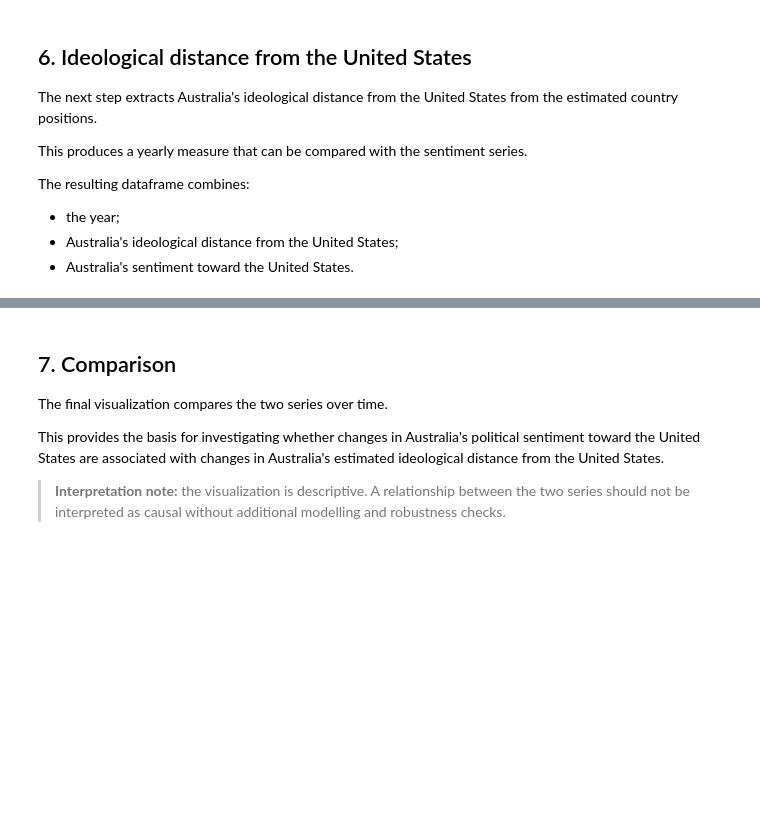
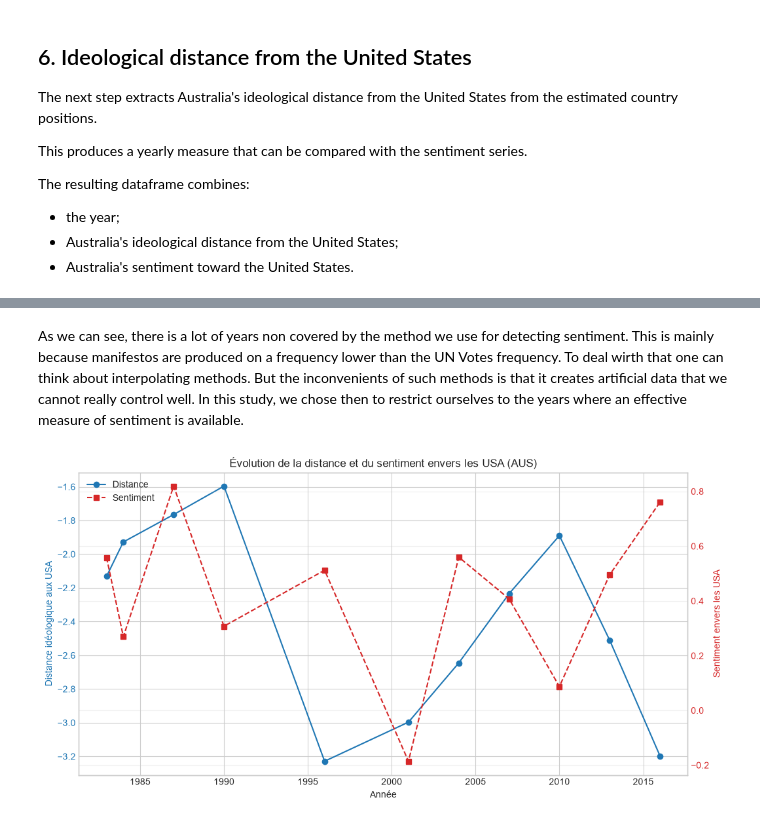
Before and after one commit to phounkpe2004/ENSAE-Internship-Sentiment-Analysis-via-Political-Manifestos, a Jupyter notebook: un_voting_analysis/main.ipynb, the cells around one changed output, grey strips where cells are left out. Drawn from its saved outputs; the diff is of its cells as text; code cells hidden in the pictures; blank space fills up the shorter version.

```diff
--- a/un_voting_analysis/main.ipynb
+++ b/un_voting_analysis/main.ipynb
@@ -93,7 +107,7 @@ idata = inf.run_sampling(
     model,
     beta_init=beta_init,
     draws=50,
-    tune=20,
+    tune=10,
     chains=4,
     target_accept=0.9
     #random_seed=cfg.random_seed,
@@ -139,7 +164,32 @@ Because manifestos are available only for election years, the sentiment value is
 
 This is a bold choice but it does not mean that it is the good one. One must eventually think about better ways to do this
 # %%
-australia_scores = {1961: -0.5423,
+australia_sentiment_towards_usa = {1961: -0.5423,
+ 1963: 0.6031888888888889,
+ 1966: 0.4222821428571429,
+ 1969: 0.2819666666666667,
+ 1972: 0.61315,
+ 1974: 0.49305000000000004,
+ 1975: 0.6597,
+ 1977: 0.6611750000000001,
+ 1980: 0.28552857142857146,
+ 1983: 0.55865,
+ 1984: 0.26955,
+ 1987: 0.819475,
+ 1990: 0.307525,
+ 1993: None,
+ 1996: 0.5122857142857143,
+ 1998: None,
+ 2001: -0.18579999999999997,
+ 2004: 0.560075,
+ 2007: 0.40775,
+ 2010: 0.08708333333333329,
+ 2013: 0.4957833333333333,
+ 2016: 0.7609999999999999,
+ 2019: 0.19785694444444443,
+ 2022: 0.36210213675213676}
+
+aus_test = {1961: -0.5423,
  1962: -0.5423,
  1963: 0.6031888888888889,
  1964: 0.6031888888888889,
@@ -202,6 +252,6 @@ australia_scores = {1961: -0.5423,
  2021: 0.19785694444444443,
  2022: 0.36210213675213676}
 
-# The scores can be computed via sentiment_analyzer
+# The scores can be computed via sentiment_analyzer.ipynb. Then you shall copy them here. Do not forget to replace None by None.
 # %%
 distance_USA = viz.plot_distance_to_USA(theta_summary, countries=["AUS"])
@@ -208,4 +260,4 @@ distance_USA = viz.plot_distance_to_USA(theta_summary, countries=["AUS"])
 # %%
-distance_USA["sentiment_towards_USA"] = distance_USA["year"].map(australia_scores)
+distance_USA["country_sentiment_towards_usa"] = distance_USA["year"].map(australia_sentiment_towards_usa)
 # %%
 distance_USA
@@ -211,0 +282,3 @@ distance_USA
+# %%
+filtered_distance_USA = distance_USA.dropna()
+filtered_distance_USA
@@ -226,8 +314,7 @@ viz.plot_distance_sentiment(distance_USA)
-# %% [markdown]
-## 7. Comparison
-
-The final visualization compares the two series over time.
-
-This provides the basis for investigating whether changes in Australia's political sentiment toward the United States are associated with changes in Australia's estimated ideological distance from the United States.
-
-> **Interpretation note:** the visualization is descriptive. A relationship between the two series should not be interpreted as causal without additional modelling and robustness checks.
+# %% [markdown]
+As we can see, there is a lot of years non covered by the method we use for detecting sentiment. This is mainly because manifestos are produced on a frequency lower than the UN Votes frequency. To deal wirth that one can think about interpolating methods.
+But the inconvenients of such methods is that it creates artificial data that we cannot really control well.  In this study, we chose then to restrict ourselves to the years where an effective measure of sentiment is available.
+# %%
+viz.plot_distance_sentiment(filtered_distance_USA)
+# %% [output]
+[figure, added]
```
Also changed, not shown: parts of 10 cells of this notebook, 7 other files.
